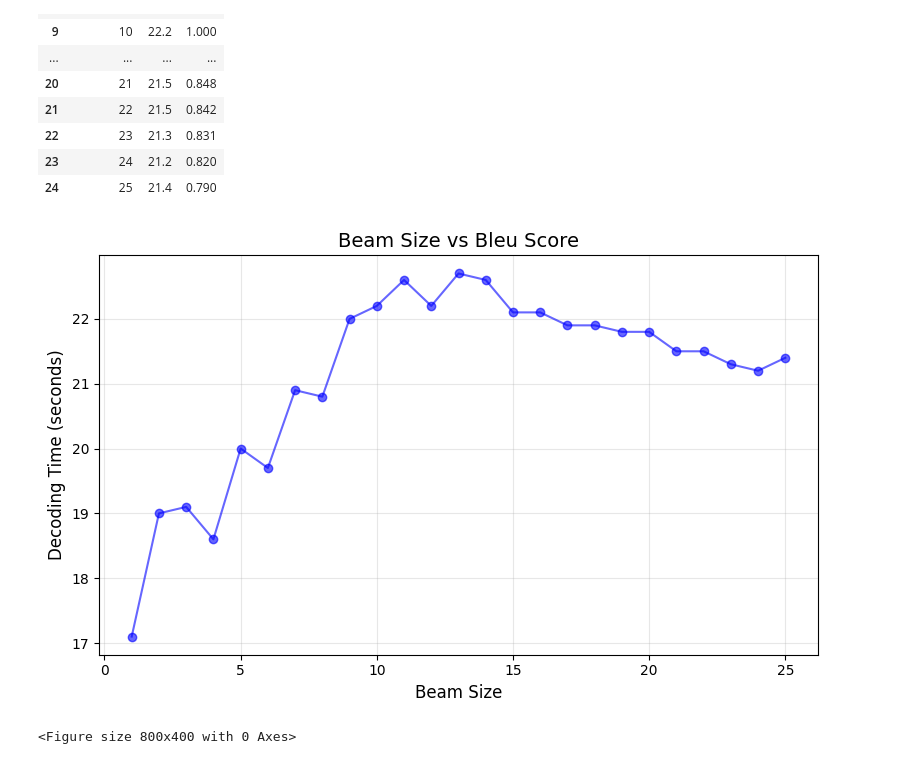
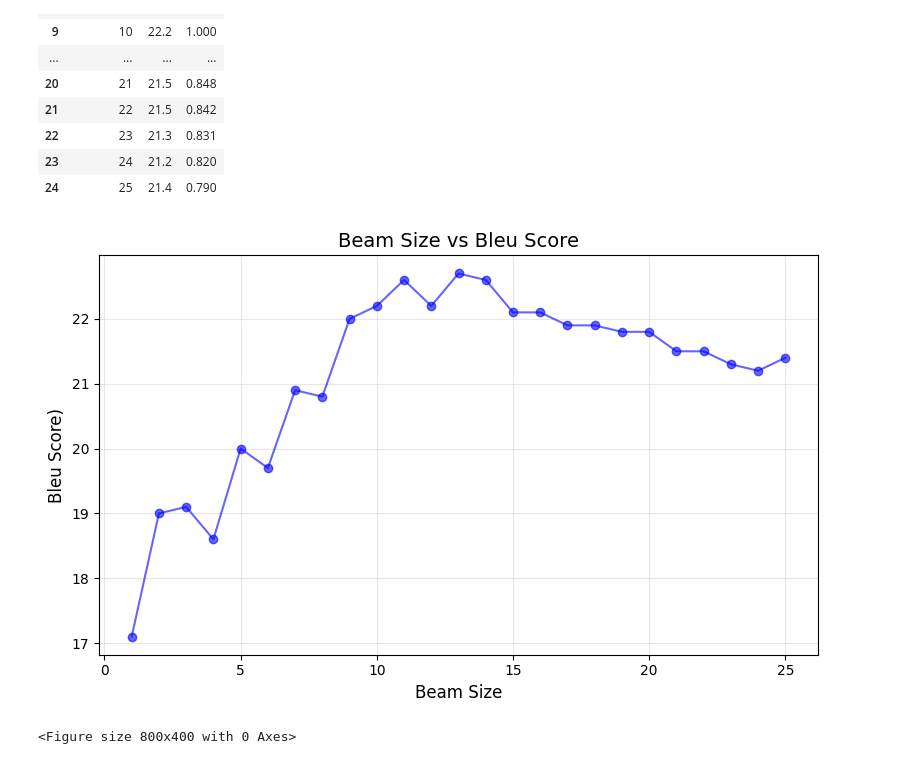
Before and after one commit to yyLeaves/atmt-a5, a Jupyter notebook: data_process.ipynb, the cells around one changed output. Saved outputs shown, nothing was run; the diff lists cells and outputs as text; code cells hidden in the pictures.

```diff
--- a/data_process.ipynb
+++ b/data_process.ipynb
@@ -51,19 +51,19 @@ df
 # %%
 plt.figure(figsize=(8, 5))
 plt.plot(df['beam_size'], df['blue'], marker='o', linestyle='-', color='b', label='Decoding Time', alpha=0.6)
 
 plt.xlabel('Beam Size', fontsize=12)
-plt.ylabel('Decoding Time (seconds)', fontsize=12)
+plt.ylabel('Bleu Score', fontsize=12)
 plt.title('Beam Size vs Bleu Score', fontsize=14)
 plt.grid(alpha=0.3)
 plt.xticks(fontsize=10)
 plt.yticks(fontsize=10)
 plt.tight_layout()
 
 # Show the plot
 plt.show()
 # %% [output]
-[figure, old version]
+[figure, new version]
 # %%
 plt.figure(figsize=(8, 4))
 ig, ax1 = plt.subplots()
```
Also changed, not shown: parts of 1 cell of this notebook.
